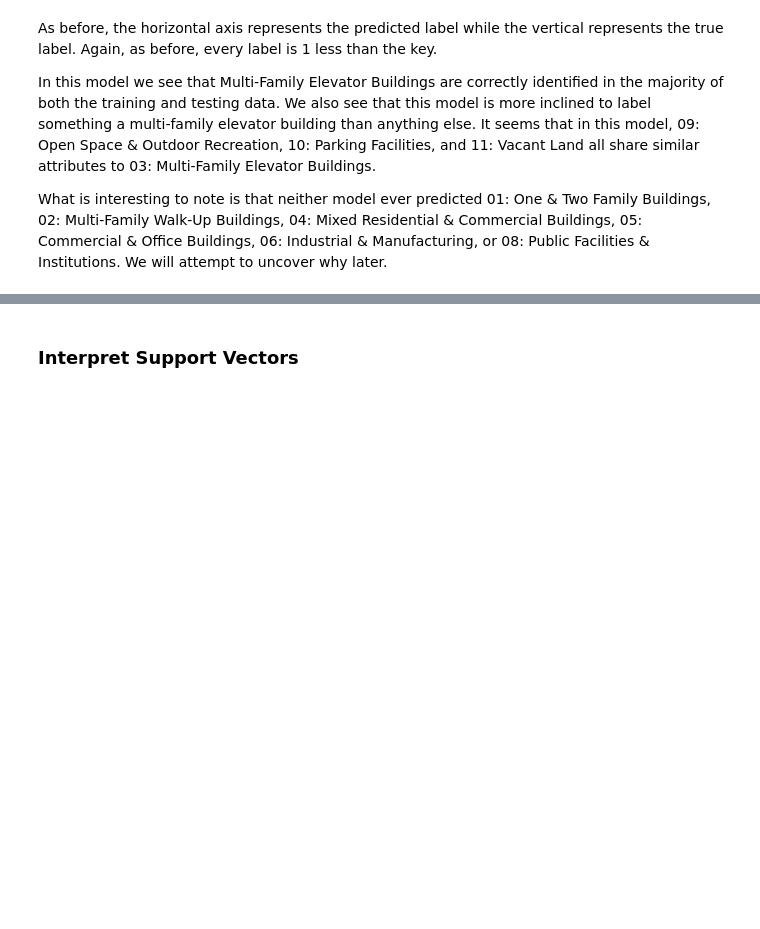
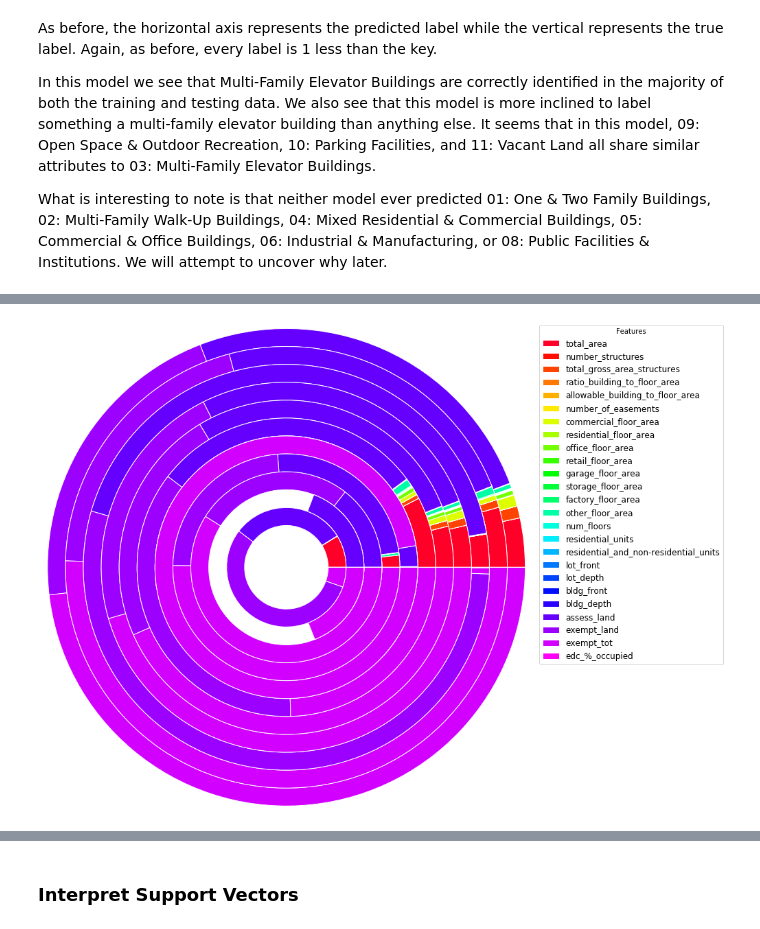
Before and after one commit to lavos84/DS7331-Term-Project, a Jupyter notebook: DS7331-Term-Project.ipynb, the cells around one changed output, grey strips where cells are left out. Saved outputs shown, nothing was run; the diff lists cells and outputs as text; code cells hidden in the pictures; blank space fills up the shorter version.

Commit message:
Completed "Model Advgs" & "Interpet Feat Imp"

```diff
--- a/DS7331-Term-Project.ipynb
+++ b/DS7331-Term-Project.ipynb
@@ -1492,0 +1506,37 @@ What is interesting to note is that neither model ever predicted 01: One & Two F
+# %%
+# collect the weights of the logit model
+coefficients = logit_model.coef_
+
+# The labels will be the feature names
+labels = list(x_train)
+
+# set the width of the ring
+size = 0.3
+
+# There will be 1 color for every feature
+num_colors = 25
+
+# Make the color map
+cmap = plt.get_cmap('gist_rainbow')
+colors = [cmap(1.*i/num_colors) for i in range(num_colors)]
+
+# Plot the pie charts
+plt.pie(coefficients[0]/coefficients[0].sum(), radius= 4-size*0, colors = colors, wedgeprops=dict(width=size, edgecolor='w'))
+plt.pie(coefficients[1]/coefficients[1].sum(), radius= 4-size*1, colors = colors, wedgeprops=dict(width=size, edgecolor='w'))
+plt.pie(coefficients[2]/coefficients[2].sum(), radius= 4-size*2, colors = colors, wedgeprops=dict(width=size, edgecolor='w'))
+plt.pie(coefficients[3]/coefficients[3].sum(), radius= 4-size*3, colors = colors, wedgeprops=dict(width=size, edgecolor='w'))
+plt.pie(coefficients[4]/coefficients[4].sum(), radius= 4-size*4, colors = colors, wedgeprops=dict(width=size, edgecolor='w'))
+plt.pie(coefficients[5]/coefficients[5].sum(), radius= 4-size*5, colors = colors, wedgeprops=dict(width=size, edgecolor='w'))
+plt.pie(coefficients[6]/coefficients[6].sum(), radius= 4-size*6, colors = colors, wedgeprops=dict(width=size, edgecolor='w'))
+plt.pie(coefficients[7]/coefficients[7].sum(), radius= 4-size*7, colors = colors, wedgeprops=dict(width=size, edgecolor='w'))
+plt.pie(coefficients[8]/coefficients[8].sum(), radius= 4-size*8, colors = colors, wedgeprops=dict(width=size, edgecolor='w'))
+plt.pie(coefficients[9]/coefficients[9].sum(), radius= 4-size*9, colors = colors, wedgeprops=dict(width=size, edgecolor='w'))
+plt.pie(coefficients[10]/coefficients[10].sum(), radius= 4-size*10, colors = colors, wedgeprops=dict(width=size, edgecolor='w'))
+plt.legend(labels,
+           title = "Features",
+           fontsize = "large",
+           bbox_to_anchor=(2, 1.75),
+           bbox_transform=plt.gcf().transFigure)
+plt.show()
+# %% [output]
+[figure, added]
```
Also changed, not shown: parts of 13 cells of this notebook.
